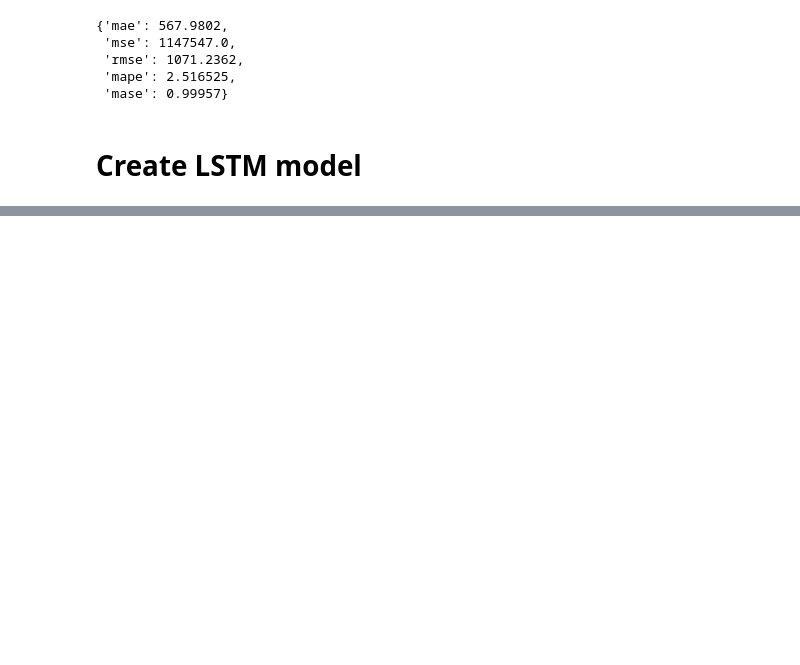
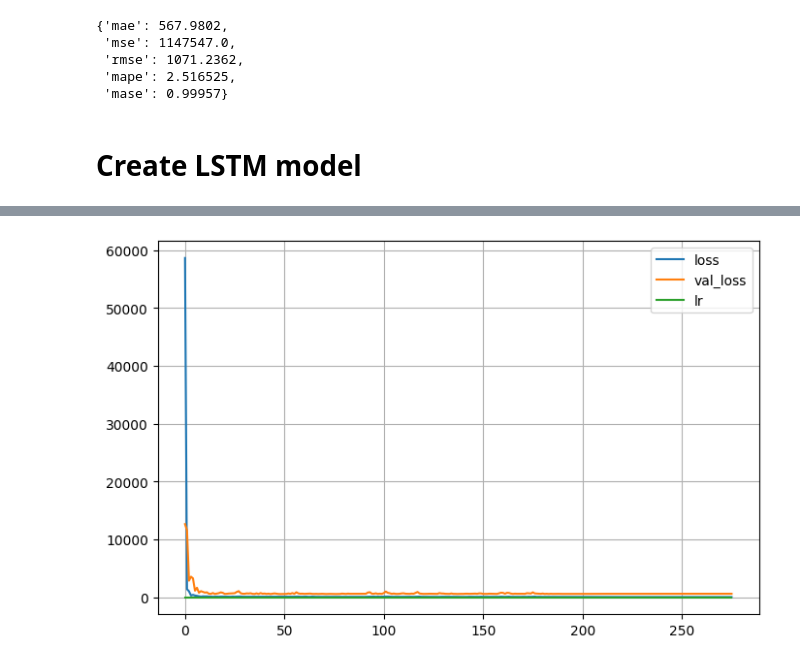
Before and after one commit to ryzhokhina/Tensorflow-Dev-Exam-Preparation, a Jupyter notebook: 10_timeseries_forecasting_univariate.ipynb, the cells around one changed output, grey strips where cells are left out. Cells and saved outputs as stored; diff of their text form; code cells hidden in the pictures; blank space fills up the shorter version.

```diff
--- a/10_timeseries_forecasting_univariate.ipynb
+++ b/10_timeseries_forecasting_univariate.ipynb
@@ -1018,0 +1143,3 @@ plt.show()
+# %%
+train_ds = windowed_dataset(train, window_size=WINDOW_SIZE, horizon=HORIZON, batch_size=1024, shuffle=True, shuffle_buffer=1000)
+test_ds = windowed_dataset(test, batch_size = 1024)
@@ -1018,0 +1159,10 @@ plt.show()
+# %%
+# hiperparameters
+
+N_EPOCHS = 5000
+N_NEURONS = 512
+N_LAYERS = 4
+N_STACKS = 30
+
+INPUT_SIZE = WINDOW_SIZE * HORIZON
+THETA_SIZE = INPUT_SIZE + HORIZON
@@ -1018,0 +1269,13 @@ plt.show()
+# %%
+# create call_backs
+
+early_call_backs = tf.keras.callbacks.EarlyStopping(monitor = 'val_loss', patience=200, restore_best_weights=True, )
+reduce_lr = tf.keras.callbacks.ReduceLROnPlateau(monitor = 'val_loss', patience=100, factor=0.1)
+# %%
+history = resnet_model.fit(train_ds, epochs=N_EPOCHS, validation_data=test_ds, verbose=0, callbacks=[early_call_backs, reduce_lr])
+# %%
+pd.DataFrame(history.history).plot(figsize=(8, 5))
+plt.grid(True)
+plt.show()
+# %% [output]
+[figure, added]
```
Also changed, not shown: parts of 76 cells of this notebook.
